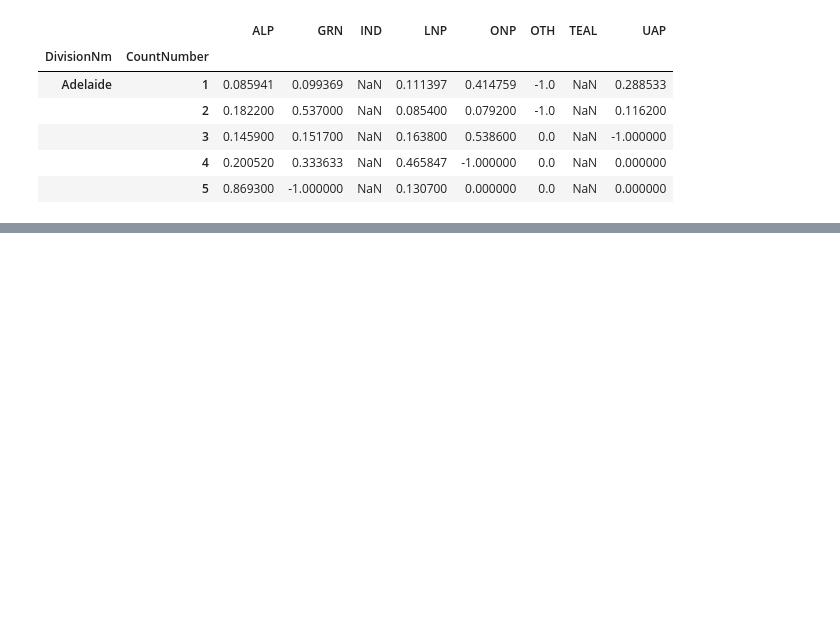
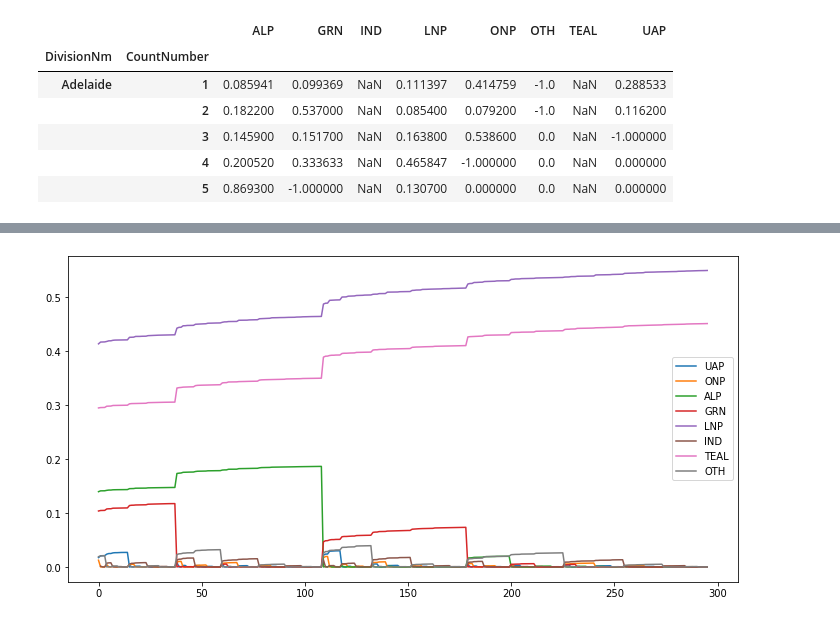
Before and after one commit to PatrickhCahill/AusForecast, a Jupyter notebook: pseudosupport/estimateM.ipynb, the cells around one changed output, grey strips where cells are left out. Cells and saved outputs as stored; diff of their text form; code cells hidden in the pictures; blank space fills up the shorter version.

```diff
--- a/pseudosupport/estimateM.ipynb
+++ b/pseudosupport/estimateM.ipynb
@@ -456,0 +373,36 @@ plt.plot(total_errs)
+# %%
+def TCP(y,M, tol=1e-4, max_iter=1000):
+    # eliminated = np.array([False]*len(y)).reshape(-1,1)
+    # eliminated[np.isnan(y)] = True # Parties not running are eliminated
+    yhats = []
+    yhat = y.copy()
+    yhats.append(yhat.copy())
+    yhat[np.isnan(yhat)] = 0
+    for _ in range(max_iter):
+        argssorted = np.argsort(yhat.reshape(-1))
+        argssorted = argssorted[yhat.reshape(-1)[argssorted]>0] # Remove parties that are eliminated
+        smallest_remaining_party = argssorted[0] # Index of smallest remaining party
+
+        flow = np.zeros_like(yhat)
+        flow[smallest_remaining_party] = 1
+        flow =  M @ flow
+
+        yhat = yhat + flow*yhat[smallest_remaining_party]
+        yhat[smallest_remaining_party,0] = 0
+
+        yhat[yhat<tol] = 0
+        yhat = yhat / np.nansum(yhat)
+        yhats.append(yhat.copy())
+
+        if sum(yhat!=0)[0] == 2:
+            return yhat ,yhats#, eliminated
+    print("WARNING: Did not converge")
+    return yhat,yhats
+# %%
+d= distribution_data[(distribution_data['CalculationType']=="Preference Percent") & (distribution_data['CountNumber']==0) & (distribution_data['DivisionNm']=="Curtin")]
+primary = pd.pivot_table(d, index=['StateAb', 'DivisionID', 'DivisionNm'], columns='PartyAb', values='CalculationValue', aggfunc='sum')
+for party in modeled_parties:
+    if party not in primary.columns:
+        primary[party] = np.nan
+primarynumpy = primary.reindex(modeled_parties,axis=1).to_numpy().reshape(-1,1)
+primarynumpy = primarynumpy / np.nansum(primarynumpy)
@@ -456,0 +415,3 @@ plt.plot(total_errs)
+# %%
+y, ys = TCP(primarynumpy,M)
+pd.Series(y.reshape(-1),index=modeled_parties)
@@ -456,0 +428,6 @@ plt.plot(total_errs)
+# %%
+fig, ax = plt.subplots(1,1,figsize=(12,6))
+pd.DataFrame(np.concatenate(ys, axis=1).T, columns=modeled_parties).plot(ax=ax)
+plt.show()
+# %% [output]
+[figure, added]
```
Also changed, not shown: parts of 17 cells of this notebook, 2 other files.
